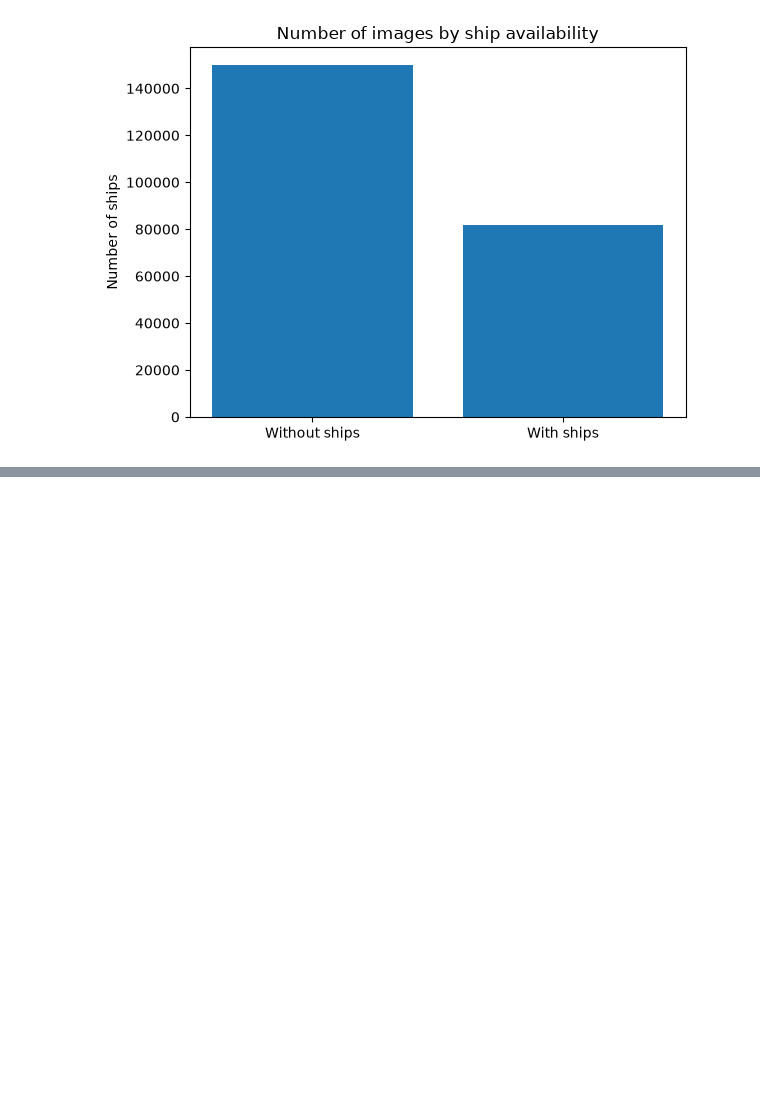
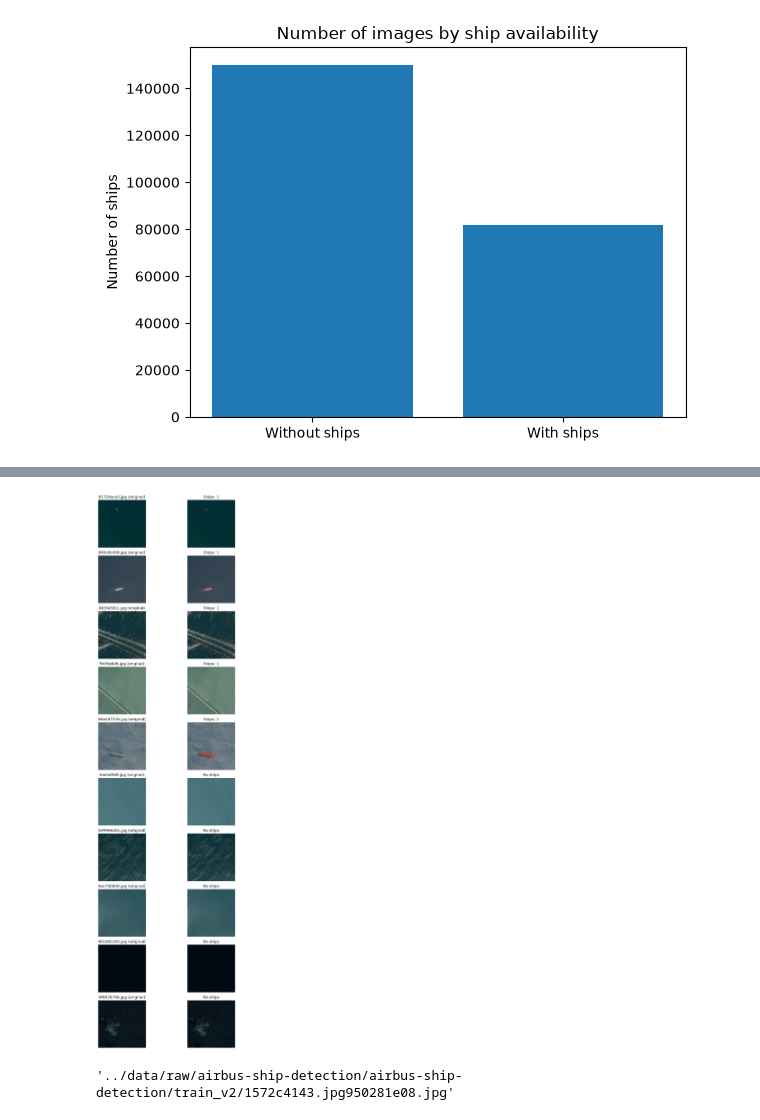
Before and after one commit to Klimentij-Kvl/ship-detection, a Jupyter notebook: notebooks/eda.ipynb, the cells around one changed output, grey strips where cells are left out. Cells and saved outputs as stored; diff of their text form; code cells hidden in the pictures; blank space fills up the shorter version.

```diff
--- a/notebooks/eda.ipynb
+++ b/notebooks/eda.ipynb
@@ -26,0 +106,19 @@ plt.show()
+# %%
+ships_df = df[df['EncodedPixels'].notna()].copy()
+no_ships_df = df[df['EncodedPixels'].isna()].copy()
+
+ship_image_ids = ships_df['ImageId'].unique()
+no_ship_image_ids = no_ships_df['ImageId'].unique()
+
+num_with_ships = 5
+num_without_ships = 5
+
+np.random.seed(42)
+# %%
+selected_with = np.random.choice(ship_image_ids, size=num_with_ships)
+selected_without = np.random.choice(no_ship_image_ids, size=num_without_ships)
+
+selected_images = np.hstack((selected_with, selected_without))
+
+print(selected_with, "\n", selected_without)
+selected_images
@@ -26,0 +133,45 @@ plt.show()
+# %%
+fig, axes = plt.subplots(len(selected_images), 2, figsize=(10, 2.5 * len(selected_images)))
+
+for idx, image_id in enumerate(selected_images):
+    img_path = os.path.join('../data/raw/airbus-ship-detection/airbus-ship-detection/train_v2', image_id)
+    image = cv2.imread(img_path)
+    image = cv2.cvtColor(image, cv2.COLOR_BGR2RGB)  # конвертация в RGB для matplotlib
+
+    # Получаем маску(и) для этого изображения
+    masks_rle = df[df['ImageId'] == image_id]['EncodedPixels'].values
+    full_mask = np.zeros((768, 768), dtype=np.uint8)
+    for rle in masks_rle:
+        if pd.notna(rle):
+            mask = rle_decode(rle, (768, 768))
+            full_mask = np.maximum(full_mask, mask)  # объединение всех кораблей
+
+    # Наложение маски
+    overlay = image.copy()
+    overlay[full_mask == 1] = [255, 0, 0]  # красный цвет для кораблей
+    blended = cv2.addWeighted(image, 0.6, overlay, 0.4, 0)
+
+    # Отображение
+    ax1 = axes[idx, 0]
+    ax2 = axes[idx, 1]
+    ax1.imshow(image)
+    ax1.set_title(f'{image_id} (original)')
+    ax1.axis('off')
+
+    ax2.imshow(blended)
+    if full_mask.sum() > 0:
+        ax2.set_title(f'Ships: {int(full_mask.sum() > 0)}')
+    else:
+        ax2.set_title('No ships')
+    ax2.axis('off')
+
+
+plt.tight_layout()
+plt.show()
+# %% [output]
+[figure, added]
+# %%
+img_path = os.path.join('../data/raw/airbus-ship-detection/airbus-ship-detection/train_v2', image_id)
+img_path
+# %% [output]
+'../data/raw/airbus-ship-detection/airbus-ship-detection/train_v2/1572c4143.jpg950281e08.jpg'
```
Also changed, not shown: parts of 8 cells of this notebook.
